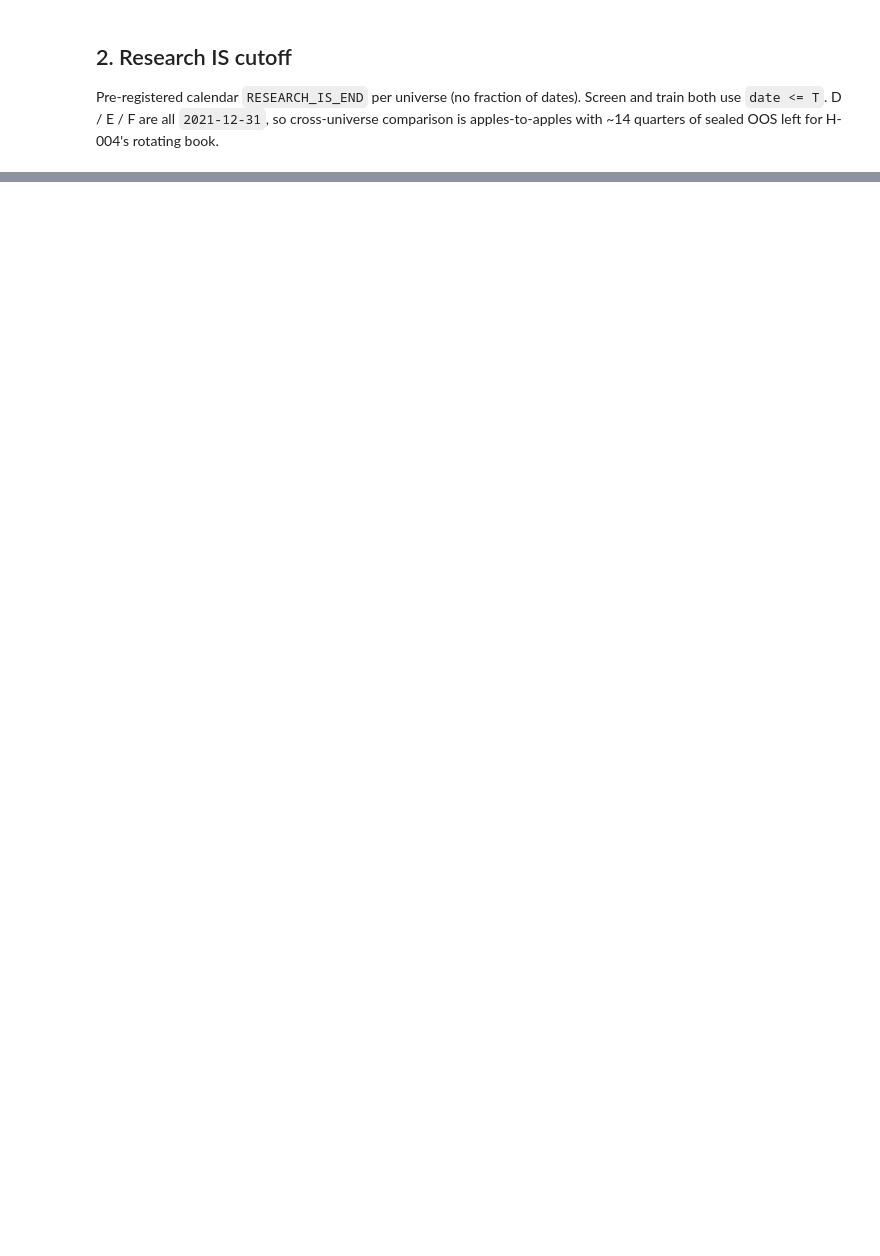
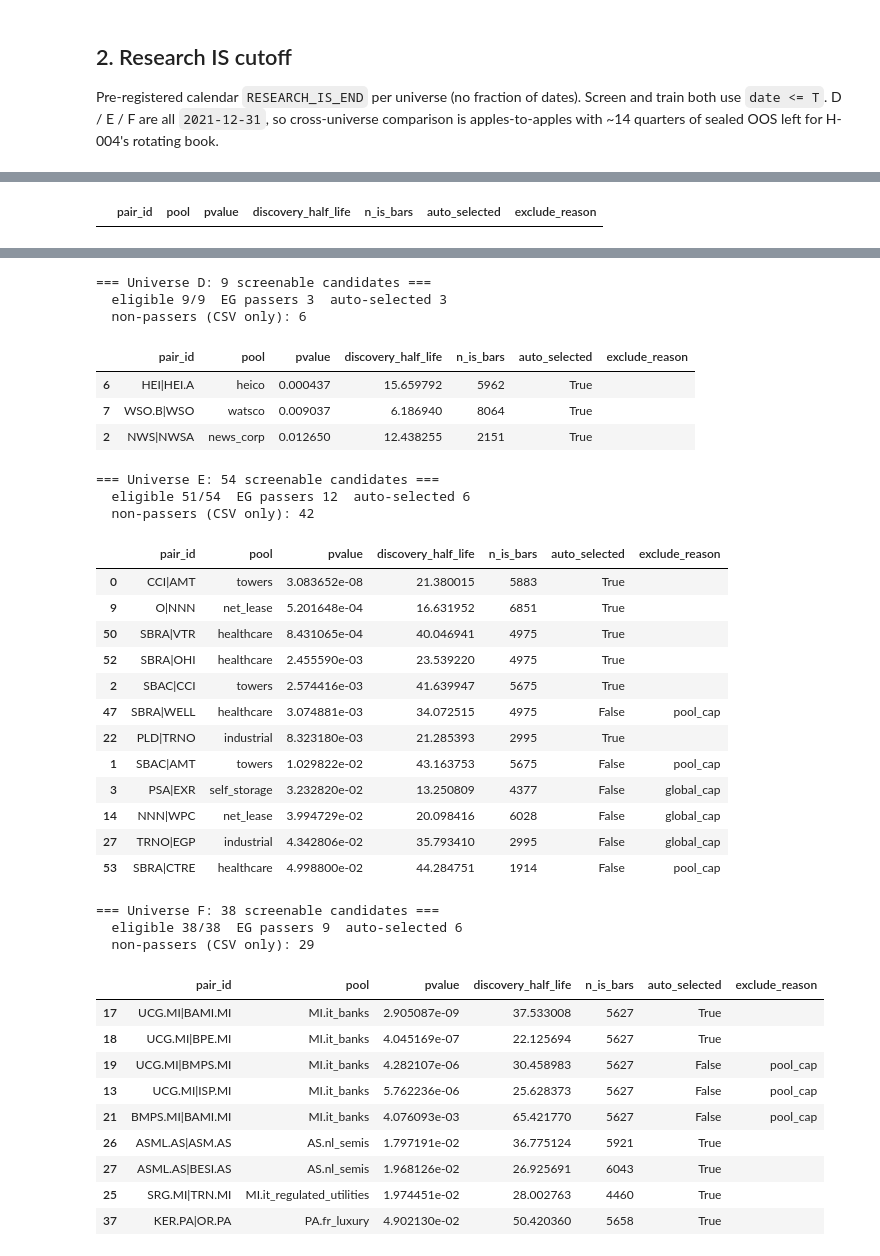
Before and after one commit to charlievellacott/trading_portfolio, a Jupyter notebook: 02_research/s2_coint/notebooks/hypothesis_tests/H-001_universes.ipynb, the cells around one changed output, grey strips where cells are left out. Cells and saved outputs as stored; diff of their text form; code cells hidden in the pictures; blank space fills up the shorter version.

```diff
--- a/02_research/s2_coint/notebooks/hypothesis_tests/H-001_universes.ipynb
+++ b/02_research/s2_coint/notebooks/hypothesis_tests/H-001_universes.ipynb
@@ -206,5 +293,6 @@ and orients `pair_id` by the lower p-value.
 # %%
 screened_by_universe: dict[str, pd.DataFrame] = {}
+annotated_by_universe: dict[str, pd.DataFrame] = {}
 
 for label in UNIVERSE_LABELS:
     closes = closes_by_universe[label]
@@ -219,21 +307,37 @@ for label in UNIVERSE_LABELS:
         ols_window=OLS_WINDOW,
         pvalue_threshold=COINT_PVALUE_THRESHOLD,
     )
-    if not screened.empty:
-        screened["pool"] = [
-            POOL_OF_PAIR[label].get(str(p), "?") for p in screened["pair_id"]
-        ]
     screened_by_universe[label] = screened
     if screened.empty:
+        annotated_by_universe[label] = screened
         print("  no screenable candidates")
         continue
-    n_elig = int(screened["eligible"].sum())
-    n_pass = int(
-        (screened["eligible"] & (screened["pvalue"] < COINT_PVALUE_THRESHOLD)).sum()
+
+    annotated = annotate_screen(
+        screened,
+        pool_of_pair=POOL_OF_PAIR[label],
+        per_pool_cap=CAP_PER_POOL,
+        global_cap=CAP_GLOBAL,
+        pvalue_threshold=COINT_PVALUE_THRESHOLD,
     )
-    print(f"  eligible {n_elig}/{len(screened)}  EG passers {n_pass}")
-    display(
-        screened.sort_values("pvalue")[
-            ["pair_id", "pool", "pvalue", "discovery_half_life", "n_is_bars", "eligible"]
-        ].head(12)
-    )
+    annotated_by_universe[label] = annotated
+
+    n_elig = int(annotated["eligible"].sum())
+    passer_mask = annotated["eligible"] & (annotated["pvalue"] < COINT_PVALUE_THRESHOLD)
+    n_pass = int(passer_mask.sum())
+    n_auto = int(annotated["auto_selected"].sum())
+    print(f"  eligible {n_elig}/{len(annotated)}  EG passers {n_pass}  auto-selected {n_auto}")
+    n_fail = int((~passer_mask).sum())
+    print(f"  non-passers (CSV only): {n_fail}")
+
+    cols = [
+        "pair_id",
+        "pool",
+        "pvalue",
+        "discovery_half_life",
+        "n_is_bars",
+        "auto_selected",
+        "exclude_reason",
+    ]
+    display(annotated.loc[passer_mask].sort_values("pvalue")[cols])
+# %% [output]
@@ -239,0 +351 @@ for label in UNIVERSE_LABELS:
+|  | pair_id | pool | pvalue | discovery_half_life | n_is_bars | auto_selected | exclude_reason |
@@ -240 +365,37 @@ for label in UNIVERSE_LABELS:
+=== Universe D: 9 screenable candidates ===
+  eligible 9/9  EG passers 3  auto-selected 3
+  non-passers (CSV only): 6
+|  | pair_id | pool | pvalue | discovery_half_life | n_is_bars | auto_selected | exclude_reason |
+| 6 | HEI|HEI.A | heico | 0.000437 | 15.659792 | 5962 | True |  |
+| 7 | WSO.B|WSO | watsco | 0.009037 | 6.186940 | 8064 | True |  |
+| 2 | NWS|NWSA | news_corp | 0.012650 | 12.438255 | 2151 | True |  |
+=== Universe E: 54 screenable candidates ===
+  eligible 51/54  EG passers 12  auto-selected 6
+  non-passers (CSV only): 42
+|  | pair_id | pool | pvalue | discovery_half_life | n_is_bars | auto_selected | exclude_reason |
+| 0 | CCI|AMT | towers | 3.083652e-08 | 21.380015 | 5883 | True |  |
+| 9 | O|NNN | net_lease | 5.201648e-04 | 16.631952 | 6851 | True |  |
+| 50 | SBRA|VTR | healthcare | 8.431065e-04 | 40.046941 | 4975 | True |  |
+| 52 | SBRA|OHI | healthcare | 2.455590e-03 | 23.539220 | 4975 | True |  |
+| 2 | SBAC|CCI | towers | 2.574416e-03 | 41.639947 | 5675 | True |  |
+| 47 | SBRA|WELL | healthcare | 3.074881e-03 | 34.072515 | 4975 | False | pool_cap |
+| 22 | PLD|TRNO | industrial | 8.323180e-03 | 21.285393 | 2995 | True |  |
+| 1 | SBAC|AMT | towers | 1.029822e-02 | 43.163753 | 5675 | False | pool_cap |
+| 3 | PSA|EXR | self_storage | 3.232820e-02 | 13.250809 | 4377 | False | global_cap |
+| 14 | NNN|WPC | net_lease | 3.994729e-02 | 20.098416 | 6028 | False | global_cap |
+| 27 | TRNO|EGP | industrial | 4.342806e-02 | 35.793410 | 2995 | False | global_cap |
+| 53 | SBRA|CTRE | healthcare | 4.998800e-02 | 44.284751 | 1914 | False | pool_cap |
+=== Universe F: 38 screenable candidates ===
+  eligible 38/38  EG passers 9  auto-selected 6
+  non-passers (CSV only): 29
+|  | pair_id | pool | pvalue | discovery_half_life | n_is_bars | auto_selected | exclude_reason |
+| 17 | UCG.MI|BAMI.MI | MI.it_banks | 2.905087e-09 | 37.533008 | 5627 | True |  |
+| 18 | UCG.MI|BPE.MI | MI.it_banks | 4.045169e-07 | 22.125694 | 5627 | True |  |
+| 19 | UCG.MI|BMPS.MI | MI.it_banks | 4.282107e-06 | 30.458983 | 5627 | False | pool_cap |
+| 13 | UCG.MI|ISP.MI | MI.it_banks | 5.762236e-06 | 25.628373 | 5627 | False | pool_cap |
+| 21 | BMPS.MI|BAMI.MI | MI.it_banks | 4.076093e-03 | 65.421770 | 5627 | False | pool_cap |
+| 26 | ASML.AS|ASM.AS | AS.nl_semis | 1.797191e-02 | 36.775124 | 5921 | True |  |
+| 27 | ASML.AS|BESI.AS | AS.nl_semis | 1.968126e-02 | 26.925691 | 6043 | True |  |
+| 25 | SRG.MI|TRN.MI | MI.it_regulated_utilities | 1.974451e-02 | 28.002763 | 4460 | True |  |
+| 37 | KER.PA|OR.PA | PA.fr_luxury | 4.902130e-02 | 50.420360 | 5658 | True |  |
 # %% [markdown]
```
Also changed, not shown: parts of 22 cells of this notebook, 25 other files.
